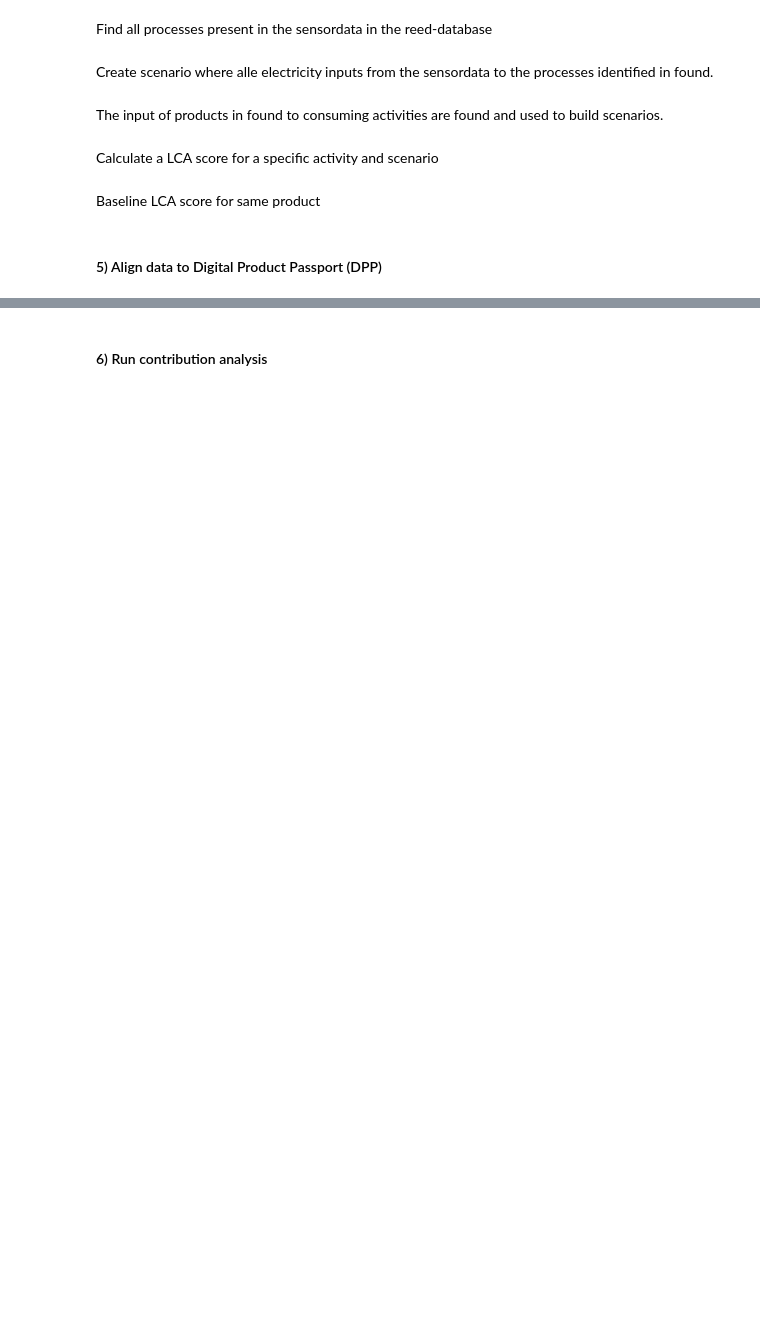
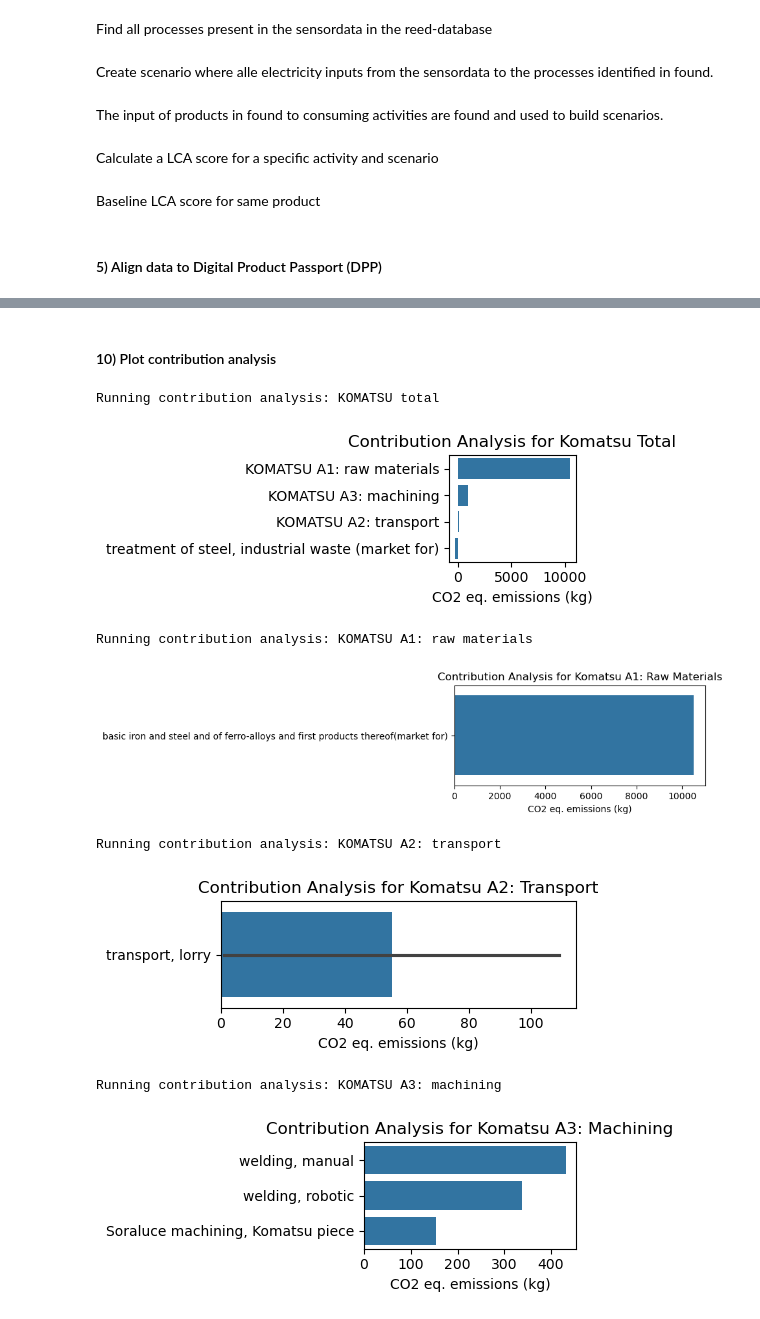
Before and after one commit to 20lca/reed, a Jupyter notebook: scripts/01_REED_analysis.ipynb, the cells around one changed output, grey strips where cells are left out. Saved outputs shown, nothing was run; the diff lists cells and outputs as text; code cells hidden in the pictures; blank space fills up the shorter version.

Commit message:
Add short analysis for DPP integration

```diff
--- a/scripts/01_REED_analysis.ipynb
+++ b/scripts/01_REED_analysis.ipynb
@@ -380,20 +461,29 @@ plt.show()
 # %% [markdown]
-#### 6) Run contribution analysis
+#### 10) Plot contribution analysis
 # %%
-processes_results_ca = {}
+komatsu_ca = {}
 
-for key, demand in soraluce_machining.items():
+for key, demand in komatsu_processes.items():
     print(f"Running contribution analysis: {key}")
 
     df = run_contribution_analysis(
         demand_object=demand,
         lcia_method=config.lcia_gwp100,
         max_level=1,
-        cutoff=0.01
+        cutoff=0.001
     )
-    processes_results_ca[key] = df
+    komatsu_ca[key] = df
 
     plot_contribution(
         df,
         title=f"Contribution Analysis for {key.replace('_', ' ').title()}"
     )
+# %% [output]
+Running contribution analysis: KOMATSU total
+[figure, added]
+Running contribution analysis: KOMATSU A1: raw materials
+[figure, added]
+Running contribution analysis: KOMATSU A2: transport
+[figure, added]
+Running contribution analysis: KOMATSU A3: machining
+[figure, added]
```
Also changed, not shown: parts of 44 cells of this notebook, 1 other file.
